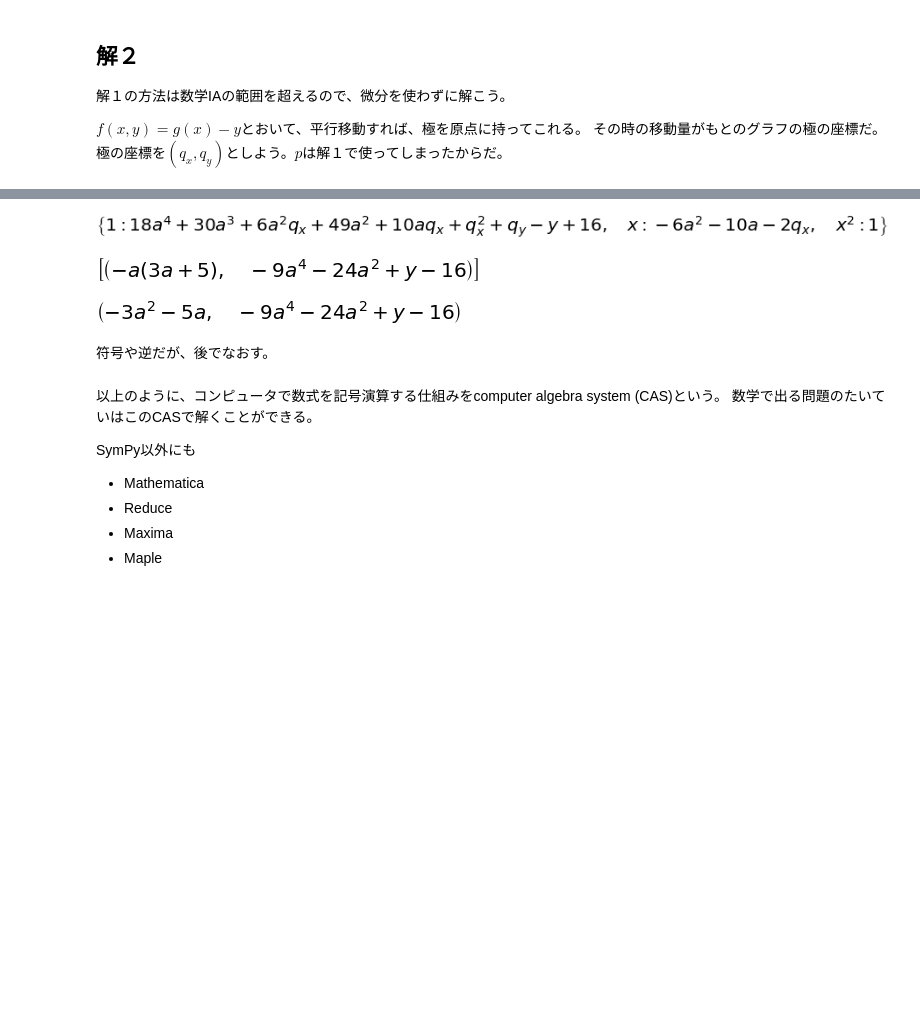
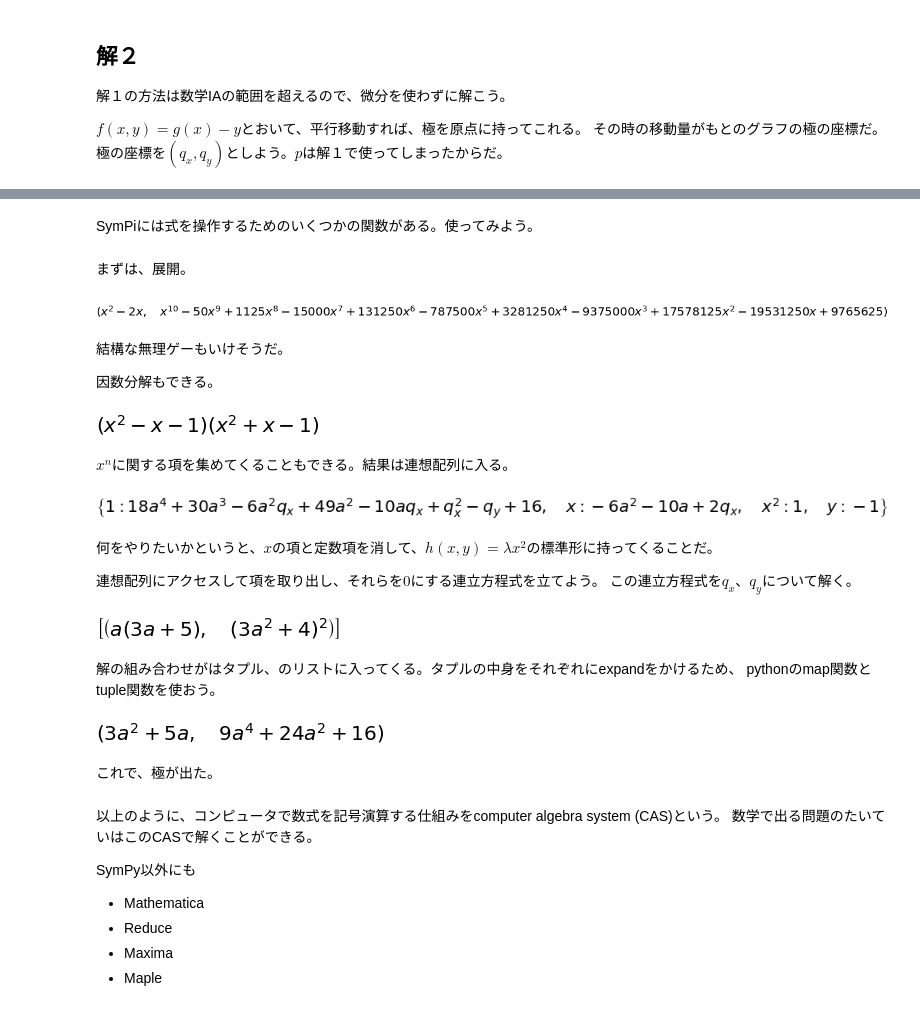
Before and after one commit to hogenimushi/MLBasis, a Jupyter notebook: CenterTest2017MathIAQ3.ipynb, the cells around one changed output, grey strips where cells are left out. Saved outputs shown, nothing was run; the diff lists cells and outputs as text; code cells hidden in the pictures; blank space fills up the shorter version.

```diff
--- a/CenterTest2017MathIAQ3.ipynb
+++ b/CenterTest2017MathIAQ3.ipynb
@@ -165,6 +170,6 @@ $f(x,y)=g(x)-y$とおいて、平行移動すれば、極を原点に持って
 q_x,q_y = sym.symbols('q_x q_y')
 y = sym.symbols('y')
 f = g -y
-h =f.subs(x,x-q_x).subs(y,y-q_y)
+h =f.subs(x,x+q_x).subs(y,y+q_y)
 h
 # %% [output]
@@ -172,19 +183,45 @@ h
+# %% [markdown]
+SymPiには式を操作するためのいくつかの関数がある。使ってみよう。
+# %% [markdown]
+まずは、展開。
+# %%
+(x*(x-2)).expand(), ((x-5)**10).expand()
+# %% [output]
+[figure, added]
+# %% [markdown]
+結構な無理ゲーもいけそうだ。
+
+因数分解もできる。
+# %%
+(x**4 - 3*x**2 + 1).factor()
+# %% [output]
+[figure, added]
+# %% [markdown]
+$x^n$に関する項を集めてくることもできる。結果は連想配列に入る。
 # %%
-col=h.expand().collect(x,evaluate=False)
+col=h.expand().collect([x,y],evaluate=False)
 col
 # %% [output]
-[figure, old version]
+[figure, new version]
+# %% [markdown]
+何をやりたいかというと、$x$の項と定数項を消して、$h(x,y)=\lambda x^2$の標準形に持ってくることだ。
+
+連想配列にアクセスして項を取り出し、それらを$0$にする連立方程式を立てよう。
+この連立方程式を$q_x$、$q_y$について解く。
 # %%
 sol=sym.solve([col[1],col[x]],[q_x,q_y])
 sol
 # %% [output]
-[figure, old version]
+[figure, new version]
+# %% [markdown]
+解の組み合わせがはタプル、のリストに入ってくる。タプルの中身をそれぞれにexpandをかけるため、
+pythonのmap関数とtuple関数を使おう。
 # %%
 tuple(map(sym.expand,sol[0]))
 # %% [output]
-[figure, old version]
+[figure, new version]
-# %% [markdown]
-符号や逆だが、後でなおす。
+# %% [markdown]
+これで、極が出た。
 # %% [markdown]
 以上のように、コンピュータで数式を記号演算する仕組みをcomputer algebra system (CAS)という。
 数学で出る問題のたいていはこのCASで解くことができる。
```
Also changed, not shown: parts of 3 cells of this notebook.
